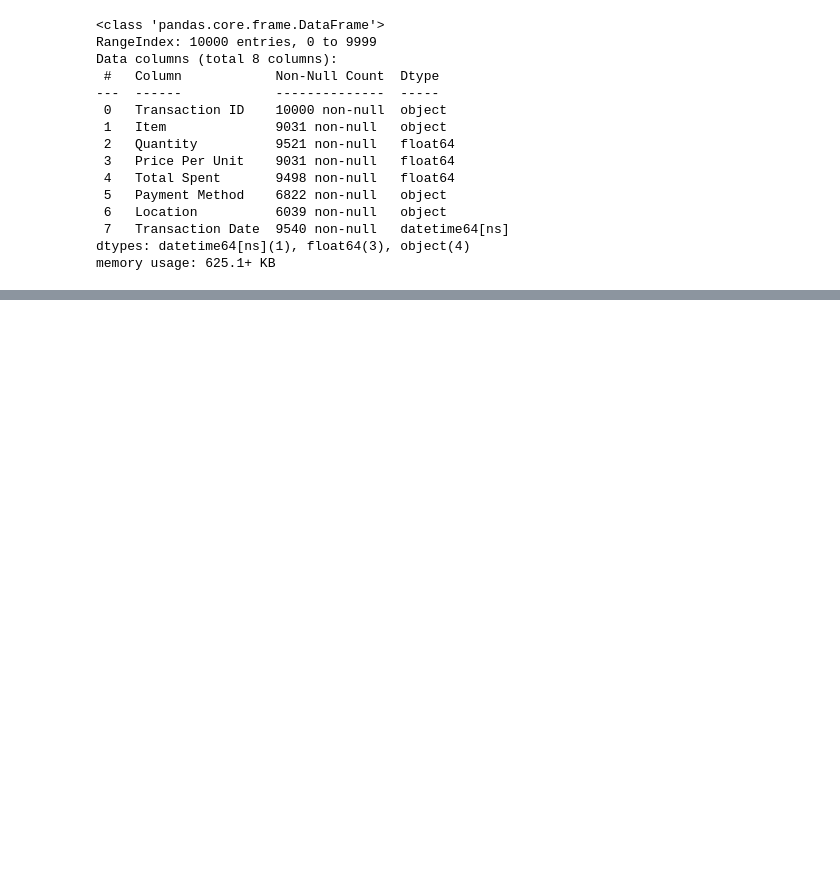
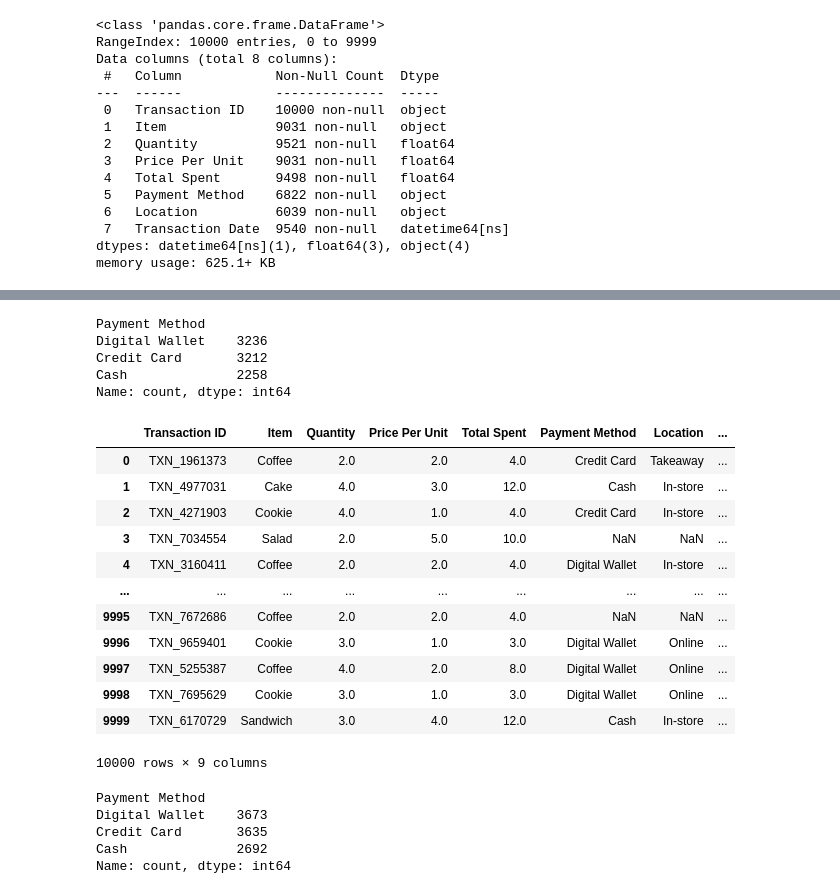
Before and after one commit to aminuddin1234/Artificial_inteligent_and_machine_learning_course, a Jupyter notebook: portfolio/Cafe Sales - Dirty Data/EDA.ipynb, the cells around one changed output, grey strips where cells are left out. Cells and saved outputs as stored; diff of their text form; code cells hidden in the pictures; blank space fills up the shorter version.

```diff
--- a/portfolio/Cafe Sales - Dirty Data/EDA.ipynb
+++ b/portfolio/Cafe Sales - Dirty Data/EDA.ipynb
@@ -317,0 +519,10 @@ memory usage: 625.1+ KB
+# %%
+# Extract date from Transaction ID if format like TXN_20230908
+df['Transaction Date'] = pd.to_datetime(
+    df['Transaction ID'].str.extract(r'(TXN_(\d{8}))')[1],
+    format='%Y%m%d',
+    errors='coerce'
+).fillna(df['Transaction Date'])
+
+# Then fill remaining with median
+df['Transaction Date'] = df['Transaction Date'].fillna(df['Transaction Date'].median())
@@ -317,0 +558,6 @@ memory usage: 625.1+ KB
+# %%
+# Define the condition
+condition = (df['Price Per Unit'] == 3) & (df['Quantity'] <= 2)
+
+# Update Item where condition is True
+df.loc[condition, 'Item'] = 'Juice'
@@ -317,0 +594,9 @@ memory usage: 625.1+ KB
+# %%
+
+payment_to_location = {
+    'Digital Wallet': 'Online',
+    'Credit Card': 'In-store',
+    'Cash': 'In-store',
+    'None': 'Takeaway'
+}
+df['Location'] = df['Location'].fillna(df['Payment Method'].map(payment_to_location))
@@ -317,0 +611,3 @@ memory usage: 625.1+ KB
+# %%
+# Fill Payment Method by Location mode
+df['Payment Method'] = df.groupby('Location')['Payment Method'].transform(lambda x: x.fillna(x.mode()[0] if not x.mode().empty else None))
@@ -317,0 +632,25 @@ memory usage: 625.1+ KB
+# %%
+df['Payment Method'].value_counts()
+# %% [output]
+Payment Method
+Digital Wallet    3236
+Credit Card       3212
+Cash              2258
+Name: count, dtype: int64
+# %%
+df['Imputed_Payment_Method'] = df['Payment Method'].isna()
+df
+# %% [output]
+|  | Transaction ID | Item | Quantity | Price Per Unit | Total Spent | Payment Method | Location | ... |
+| 0 | TXN_1961373 | Coffee | 2.0 | 2.0 | 4.0 | Credit Card | Takeaway | ... |
+| 1 | TXN_4977031 | Cake | 4.0 | 3.0 | 12.0 | Cash | In-store | ... |
+| 2 | TXN_4271903 | Cookie | 4.0 | 1.0 | 4.0 | Credit Card | In-store | ... |
+| 3 | TXN_7034554 | Salad | 2.0 | 5.0 | 10.0 | NaN | NaN | ... |
+| 4 | TXN_3160411 | Coffee | 2.0 | 2.0 | 4.0 | Digital Wallet | In-store | ... |
+| ... | ... | ... | ... | ... | ... | ... | ... | ... |
+| 9995 | TXN_7672686 | Coffee | 2.0 | 2.0 | 4.0 | NaN | NaN | ... |
+| 9996 | TXN_9659401 | Cookie | 3.0 | 1.0 | 3.0 | Digital Wallet | Online | ... |
+| 9997 | TXN_5255387 | Coffee | 4.0 | 2.0 | 8.0 | Digital Wallet | Online | ... |
+| 9998 | TXN_7695629 | Cookie | 3.0 | 1.0 | 3.0 | Digital Wallet | Online | ... |
+| 9999 | TXN_6170729 | Sandwich | 3.0 | 4.0 | 12.0 | Cash | In-store | ... |
+10000 rows × 9 columns
@@ -317,0 +670,8 @@ memory usage: 625.1+ KB
+# %%
+df['Payment Method'].value_counts()
+# %% [output]
+Payment Method
+Digital Wallet    3673
+Credit Card       3635
+Cash              2692
+Name: count, dtype: int64
```
Also changed, not shown: parts of 31 cells of this notebook.
